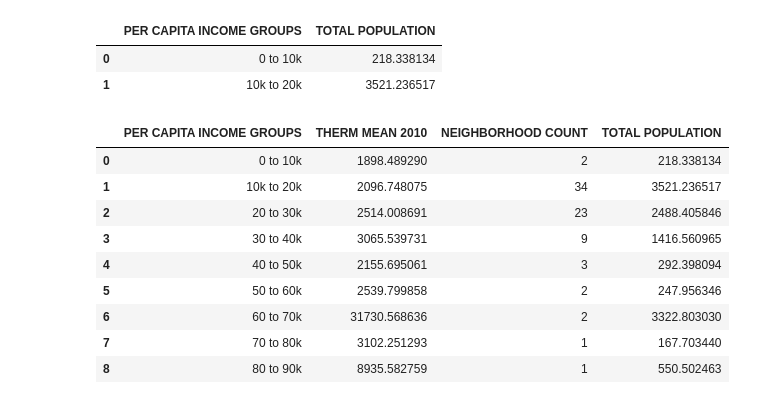
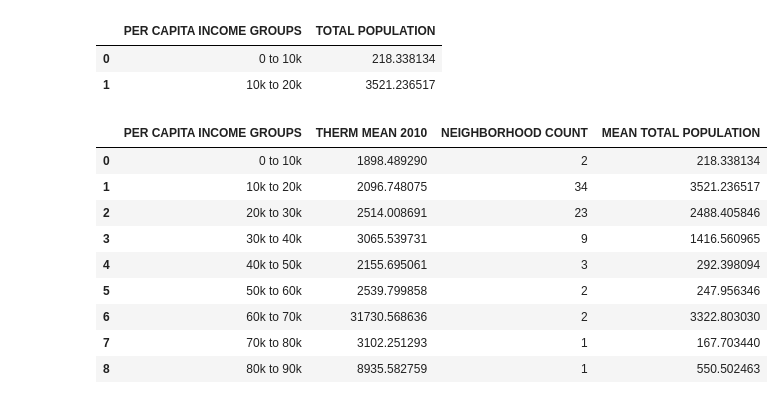
Before and after one commit to oimartin/Chicago_Energy, a Jupyter notebook: Heat_Income/HEAT_visualization_usage_and_income.ipynb, the cells around one changed output. Cells and saved outputs as stored; diff of their text form; code cells hidden in the pictures.

Commit message:
Made same edits to Heat_Income graph and jupyter notebook as Electricity_Income for easier analysis

```diff
--- a/Heat_Income/HEAT_visualization_usage_and_income.ipynb
+++ b/Heat_Income/HEAT_visualization_usage_and_income.ipynb
@@ -12,12 +12,13 @@ income_therm_mean = pd.read_csv(file)
 area_income_mean = income_therm_mean.groupby('COMMUNITY AREA NAME').mean()
 # %%
 # Reset index of area_income_mean
-area_income_mean.reset_index()
+# Clean up DataFrame and drop 'Unnamed: 0' column
+area_income_mean.reset_index(inplace=True)
+area_income_mean.drop(columns='Unnamed: 0', inplace=True)
+area_income_mean.sort_values(by='PER CAPITA INCOME', inplace=True)
 
 # Find the min and max of the mean per capita incomes of each neighborhood
-# Clean up DataFrame and drop 'Unnamed: 0' column
 area_income_mean_sum = area_income_mean.describe()
-area_income_mean_sum.drop(columns='Unnamed: 0', inplace=True)
 area_income_mean_sum
 # %% [output]
 |  | PER CAPITA INCOME | THERM MEAN 2010 | TOTAL POPULATION |
@@ -34,9 +35,9 @@ area_income_mean_sum
 bins = [0, 10000, 20000, 30000, 40000, 50000, 60000, 70000, 80000, 90000]
 
 # Create names for the bins
-incomes = ["0 to 10k", "10k to 20k", "20 to 30k", "30 to 40k",
-           "40 to 50k", "50 to 60k", "60 to 70k", "70 to 80k",
-           "80 to 90k"]
+incomes = ["0 to 10k", "10k to 20k", "20k to 30k", "30k to 40k",
+           "40k to 50k", "50k to 60k", "60k to 70k", "70k to 80k",
+           "80k to 90k"]
 # %%
 # Slice area_income_mean and place it into income bins
 # Place data series into a new column inside of area_income_mean
@@ -124,23 +125,23 @@ total_population.head(2)
 # %%
 # Combine DataFrames:
 # per_capita_income_grp, count_per_capita_income, total_population
 
 summary_meanKWH_residential = per_capita_income_grp
 summary_meanKWH_residential['NEIGHBORHOOD COUNT'] = count_per_capita_income['NEIGHBORHOOD COUNT']
-summary_meanKWH_residential['TOTAL POPULATION'] = total_population['TOTAL POPULATION']
+summary_meanKWH_residential['MEAN TOTAL POPULATION'] = total_population['TOTAL POPULATION']
 
 summary_meanKWH_residential
 # %% [output]
-|  | PER CAPITA INCOME GROUPS | THERM MEAN 2010 | NEIGHBORHOOD COUNT | TOTAL POPULATION |
+|  | PER CAPITA INCOME GROUPS | THERM MEAN 2010 | NEIGHBORHOOD COUNT | MEAN TOTAL POPULATION |
 | 0 | 0 to 10k | 1898.489290 | 2 | 218.338134 |
 | 1 | 10k to 20k | 2096.748075 | 34 | 3521.236517 |
-| 2 | 20 to 30k | 2514.008691 | 23 | 2488.405846 |
-| 3 | 30 to 40k | 3065.539731 | 9 | 1416.560965 |
-| 4 | 40 to 50k | 2155.695061 | 3 | 292.398094 |
-| 5 | 50 to 60k | 2539.799858 | 2 | 247.956346 |
-| 6 | 60 to 70k | 31730.568636 | 2 | 3322.803030 |
-| 7 | 70 to 80k | 3102.251293 | 1 | 167.703440 |
-| 8 | 80 to 90k | 8935.582759 | 1 | 550.502463 |
+| 2 | 20k to 30k | 2514.008691 | 23 | 2488.405846 |
+| 3 | 30k to 40k | 3065.539731 | 9 | 1416.560965 |
+| 4 | 40k to 50k | 2155.695061 | 3 | 292.398094 |
+| 5 | 50k to 60k | 2539.799858 | 2 | 247.956346 |
+| 6 | 60k to 70k | 31730.568636 | 2 | 3322.803030 |
+| 7 | 70k to 80k | 3102.251293 | 1 | 167.703440 |
+| 8 | 80k to 90k | 8935.582759 | 1 | 550.502463 |
 # %%
 # Create bar plot from summary_meanKWH_residential
 # Compare income brackets to THERM MEAN 2010
```
Also changed, not shown: parts of 4 cells of this notebook, 1 other file.
